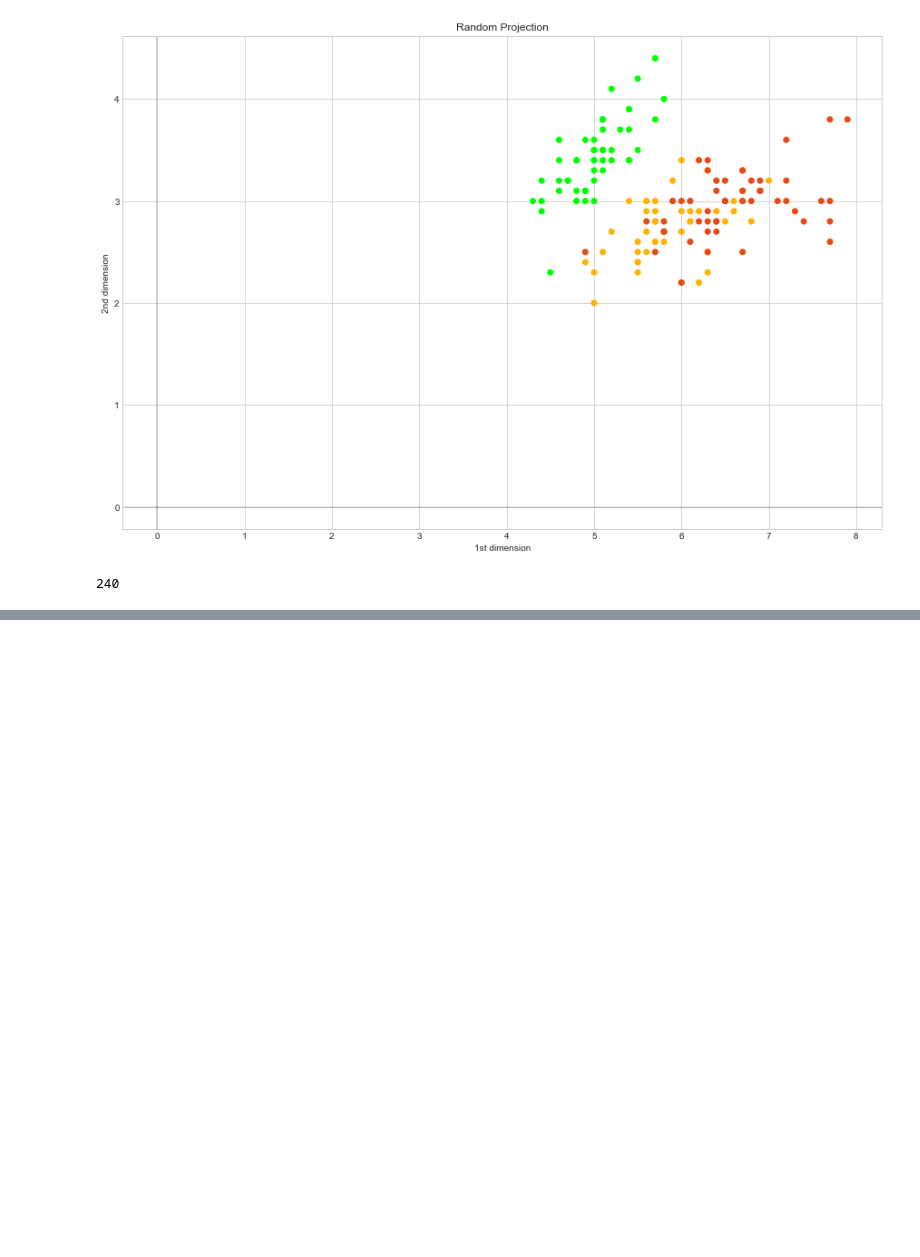
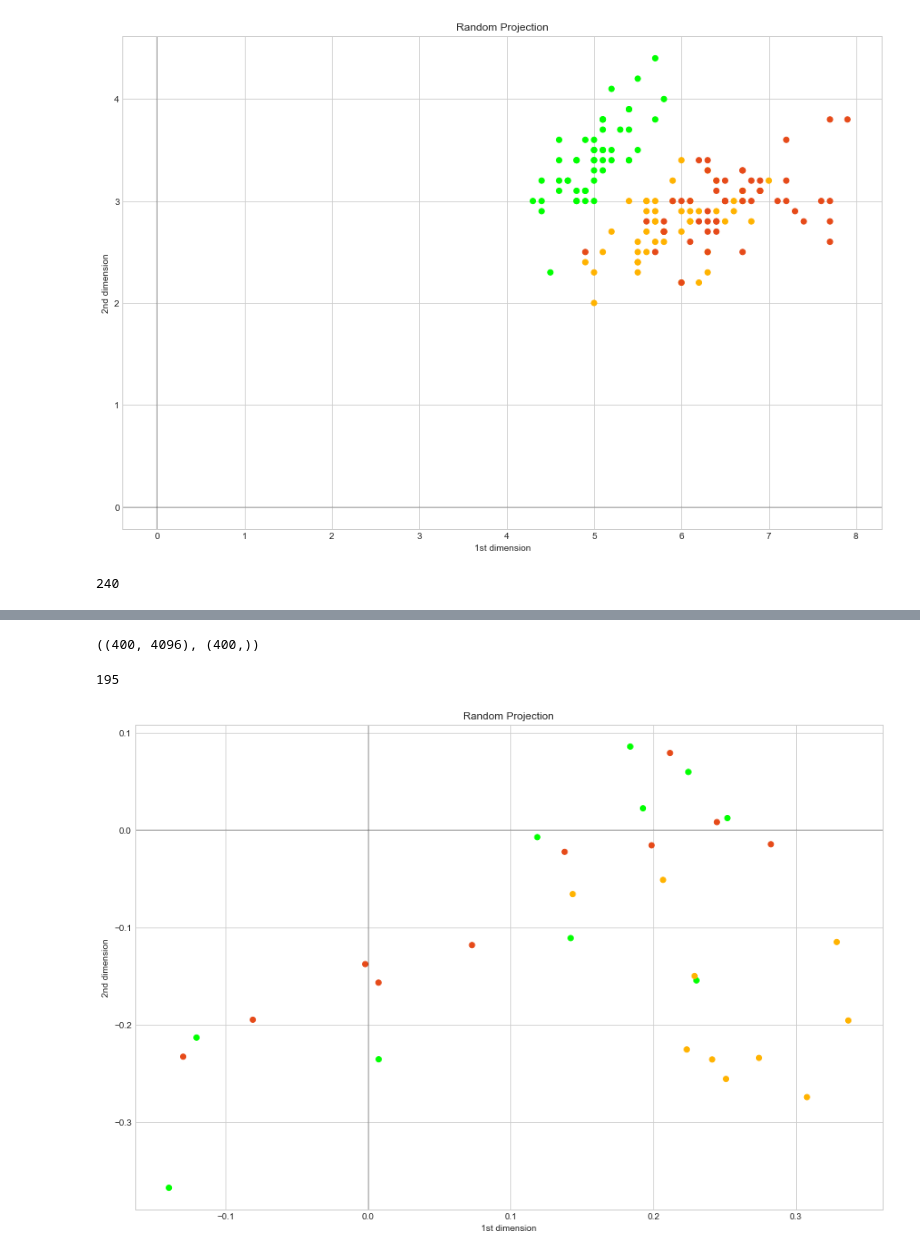
Before and after one commit to NishantLuitel/MachineLearningFromScratch, a Jupyter notebook: DimensionalRed/Random_Projection/randomP.ipynb, the cells around one changed output, grey strips where cells are left out. Cells and saved outputs as stored; diff of their text form; code cells hidden in the pictures; blank space fills up the shorter version.

```diff
--- a/DimensionalRed/Random_Projection/randomP.ipynb
+++ b/DimensionalRed/Random_Projection/randomP.ipynb
@@ -216,0 +130,4 @@ plot_scores_2d(X_new,colors = colors)
+# %%
+X.shape,y.shape
+# %% [output]
+((400, 4096), (400,))
@@ -216,0 +136,5 @@ plot_scores_2d(X_new,colors = colors)
+# %%
+rProj = RandomP(faces_3)
+projected = rProj.project()
+# %% [output]
+195
@@ -216,0 +150,4 @@ plot_scores_2d(X_new,colors = colors)
+# %%
+plot_scores_2d(projected,colors = colors)
+# %% [output]
+[figure, added]
```
Also changed, not shown: parts of 30 cells of this notebook, 3 other files.
